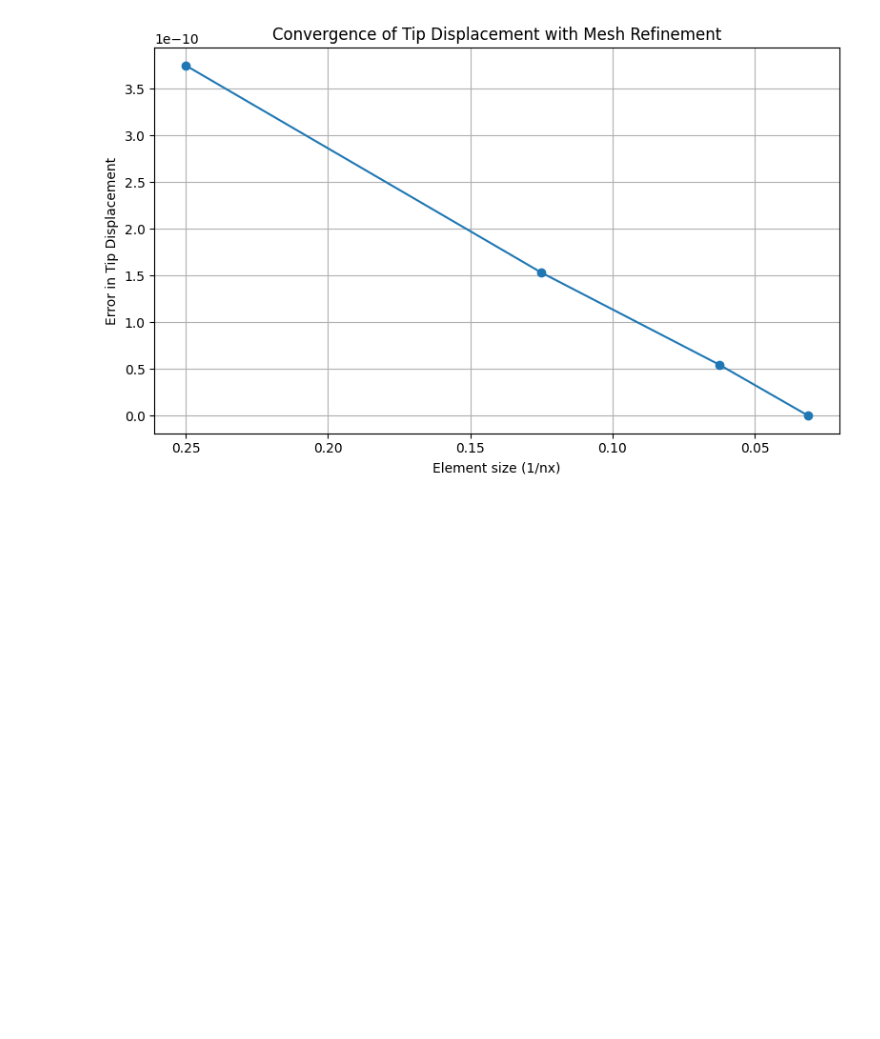
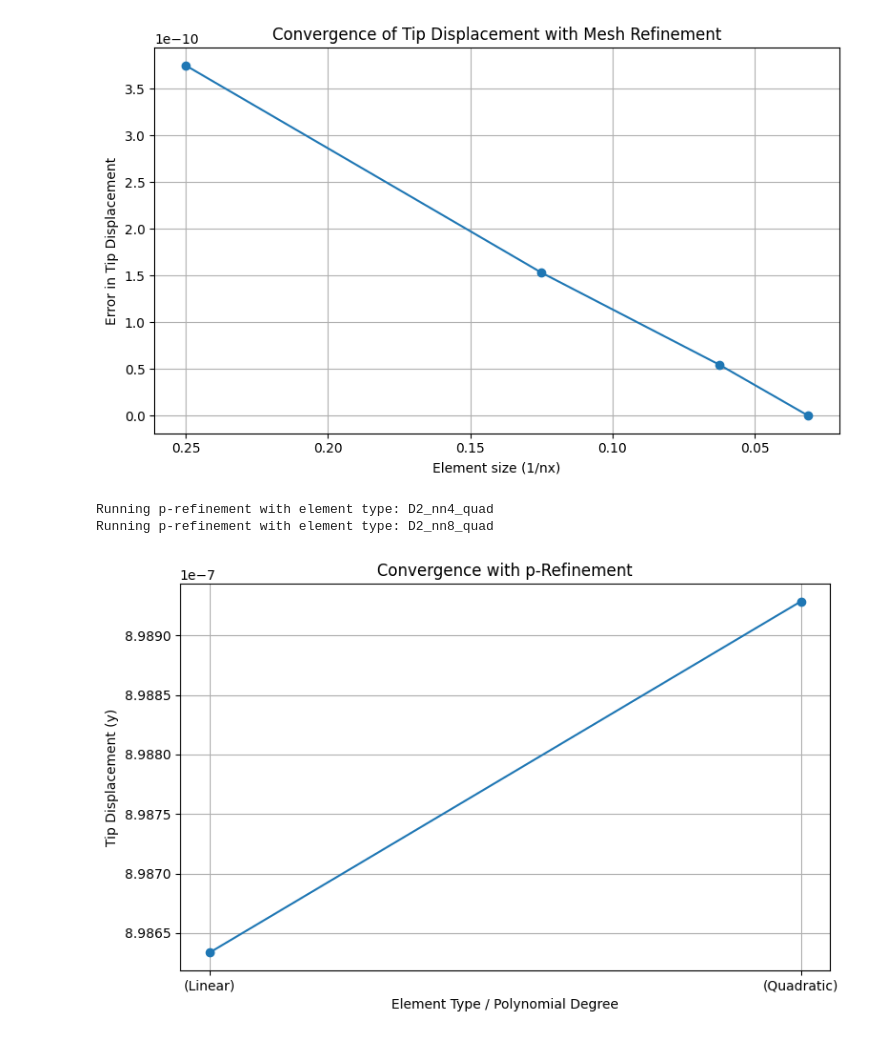
Before and after one commit to dmj-bu/ME700-Assignment-3, a Jupyter notebook: tutorials/part4_example2.ipynb, the cells around one changed output. Cells and saved outputs as stored; diff of their text form; code cells hidden in the pictures; blank space fills up the shorter version.

```diff
--- a/tutorials/part4_example2.ipynb
+++ b/tutorials/part4_example2.ipynb
@@ -111,3 +111,66 @@ plt.show()
 [figure]
 [figure]
 [figure]
+# %%
+# P-REFINEMENT STUDY
+ele_types = {
+    "D2_nn4_quad": "(Linear)",
+    "D2_nn8_quad": "(Quadratic)"
+}
+
+tip_deflections_p = []
+
+fixed_nx = 16  # fixed mesh resolution
+fixed_ny = 40
+
+for ele_type, label in ele_types.items():
+    print(f"Running p-refinement with element type: {ele_type}")
+
+    coords, connect = pre.generate_rect_mesh_2d(ele_type, 0.0, 0.0, L, H, fixed_nx, fixed_ny)
+
+    boundary_nodes, boundary_edges = pre.identify_rect_boundaries(
+        coords, connect, ele_type, x_lower=0.0, x_upper=L, y_lower=0.0, y_upper=H
+    )
+
+    fixed_bottom = pre.assign_fixed_nodes_rect(boundary_nodes, "bottom", 0.0, 0.0)
+    dload_info = pre.assign_uniform_load_rect(boundary_edges, "top", 0.0, q)
+
+    displacements_all, _ = hyperelastic_solver(
+        material_props,
+        ele_type,
+        coords.T,
+        connect.T,
+        fixed_bottom,
+        dload_info,
+        nr_print=False,
+        nr_num_steps=1,
+        nr_tol=1e-10,
+        nr_maxit=30,
+    )
+
+    final_disp = displacements_all[-1]
+    tip_node = None
+    tol = 1e-3
+    for i, (x, y) in enumerate(coords):
+        if abs(x - L / 2) < L / (2 * fixed_nx) and abs(y - H) < tol:
+            tip_node = i
+            break
+    assert tip_node is not None, "Tip node not found"
+
+    tip_disp_y = final_disp[ndof * tip_node + 1]
+    tip_deflections_p.append(tip_disp_y)
+
+# Plot p-refinement results
+plt.figure(figsize=(8, 5))
+plt.plot(list(ele_types.values()), np.abs(tip_deflections_p), marker='o')
+plt.xlabel("Element Type / Polynomial Degree")
+plt.ylabel("Tip Displacement (y)")
+plt.title("Convergence with p-Refinement")
+plt.grid(True)
+plt.tight_layout()
+plt.savefig("p_refinement_convergence.png")
+plt.show()
+# %% [output]
+Running p-refinement with element type: D2_nn4_quad
+Running p-refinement with element type: D2_nn8_quad
+[figure, added]
```
Also changed, not shown: 3 other files.
